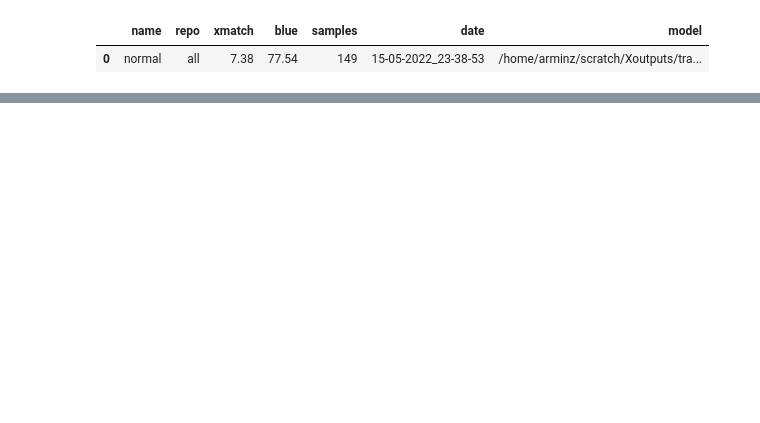
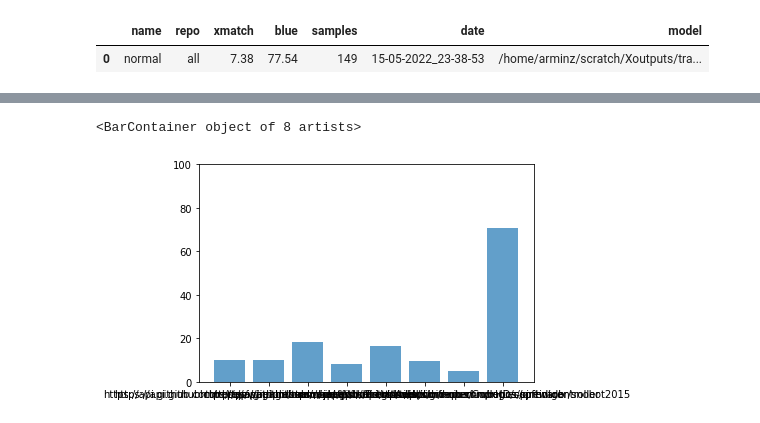
Before and after one commit to arminzirak/CodeXGLUE-DA, a Jupyter notebook: Code-Code/code-refinement/code/analyze_results.ipynb, the cells around one changed output, grey strips where cells are left out. Saved outputs shown, nothing was run; the diff lists cells and outputs as text; code cells hidden in the pictures; blank space fills up the shorter version.

```diff
--- a/Code-Code/code-refinement/code/analyze_results.ipynb
+++ b/Code-Code/code-refinement/code/analyze_results.ipynb
@@ -31,0 +63,7 @@ blue: 74.50 76.20 75.75
+# %%
+fig, ax = plt.subplots(1)
+ax.set_ylim(ymax=100)
+plt.bar(c['repo'], c['xmatch'], alpha=0.7, label='proposed method')
+# %% [output]
+<BarContainer object of 8 artists>
+[figure, added]
```
Also changed, not shown: parts of 15 cells of this notebook, 2 other files.
